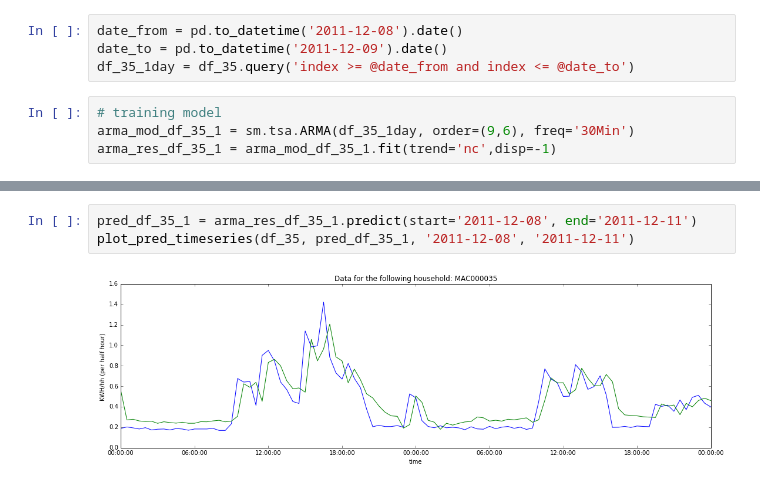
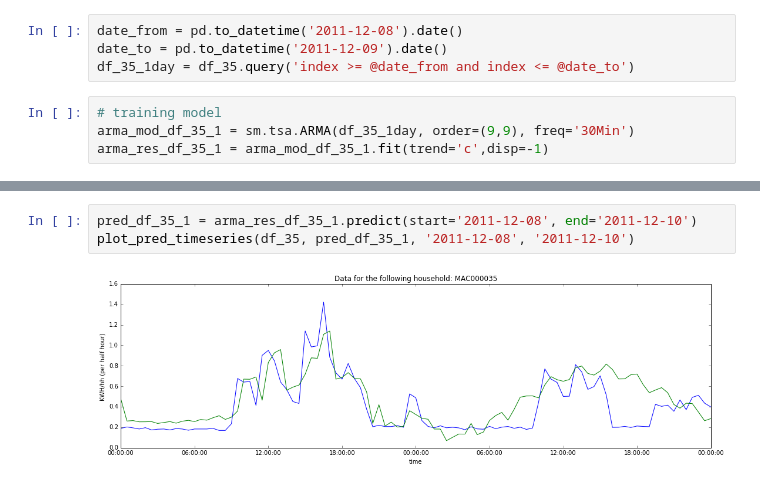
Before and after one commit to AnatolyPavlov/smart-battery-for-smart-energy-usage, a Jupyter notebook: eda/EDA_single_household.ipynb, the cells around one changed output, grey strips where cells are left out. Saved outputs shown, nothing was run; the diff lists cells and outputs as text.

```diff
--- a/eda/EDA_single_household.ipynb
+++ b/eda/EDA_single_household.ipynb
@@ -322,5 +278,5 @@ date_to = pd.to_datetime('2011-12-09').date()
 df_35_1day = df_35.query('index >= @date_from and index <= @date_to')
 # %%
 # training model
-arma_mod_df_35_1 = sm.tsa.ARMA(df_35_1day, order=(9,6), freq='30Min')
-arma_res_df_35_1 = arma_mod_df_35_1.fit(trend='nc',disp=-1)
+arma_mod_df_35_1 = sm.tsa.ARMA(df_35_1day, order=(9,9), freq='30Min')
+arma_res_df_35_1 = arma_mod_df_35_1.fit(trend='c',disp=-1)
@@ -327,5 +303,5 @@ arma_res_df_35_1 = arma_mod_df_35_1.fit(trend='nc',disp=-1)
 # %%
-pred_df_35_1 = arma_res_df_35_1.predict(start='2011-12-08', end='2011-12-11')
-plot_pred_timeseries(df_35, pred_df_35_1, '2011-12-08', '2011-12-11')
+pred_df_35_1 = arma_res_df_35_1.predict(start='2011-12-08', end='2011-12-10')
+plot_pred_timeseries(df_35, pred_df_35_1, '2011-12-08', '2011-12-10')
 # %% [output]
-[figure, old version]
+[figure, new version]
```
Also changed, not shown: parts of 21 cells of this notebook.
